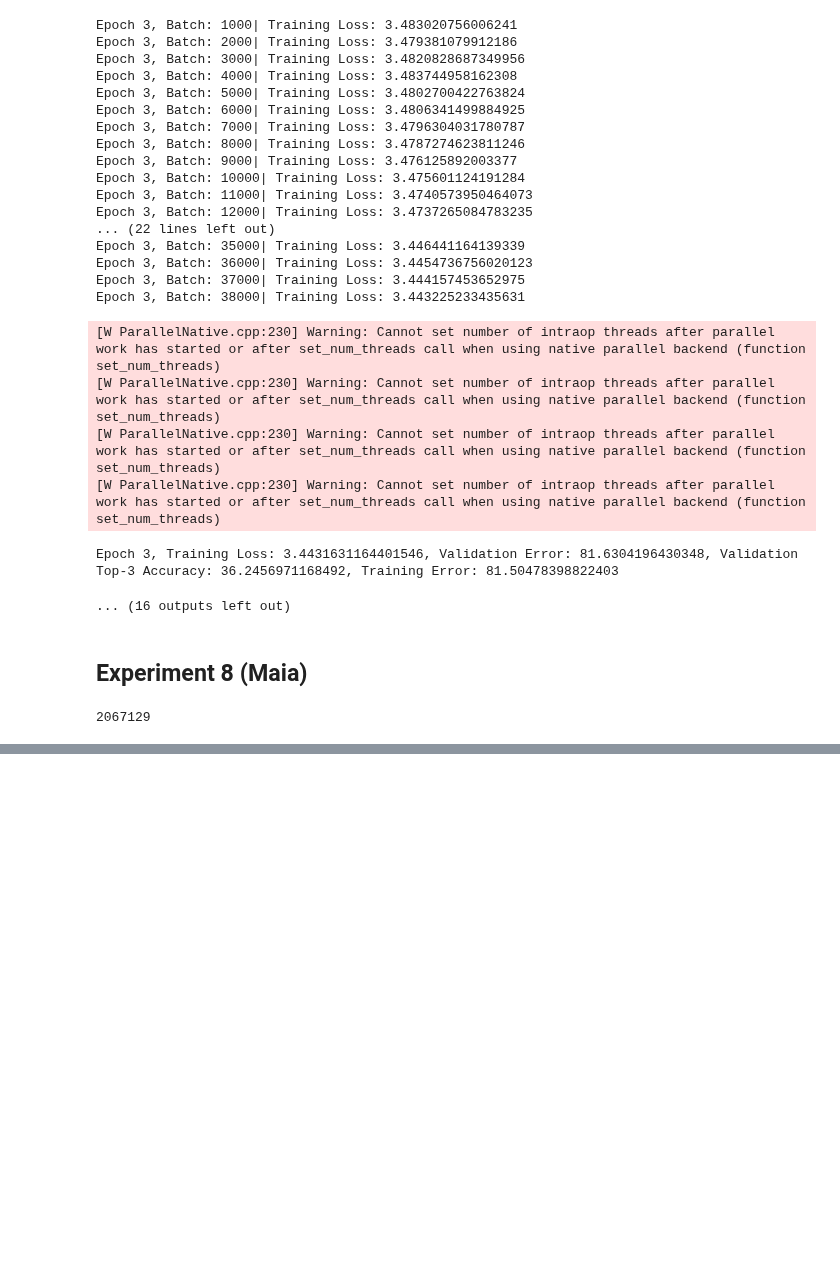
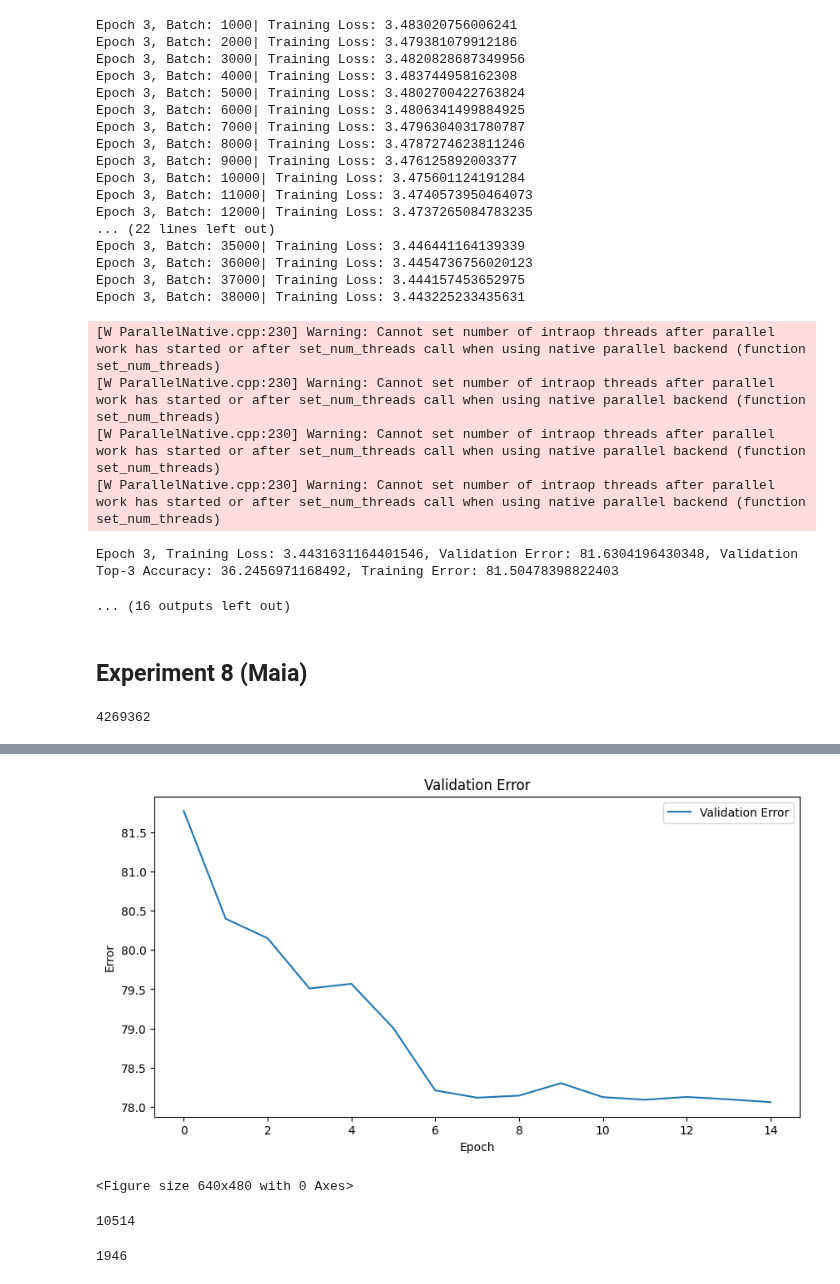
Before and after one commit to tonyjongyoonan/enpoisson, a Jupyter notebook: research/notebooks/explore_cnn.ipynb, the cells around one changed output, grey strips where cells are left out. Drawn from its saved outputs; the diff is of its cells as text; code cells hidden in the pictures; blank space fills up the shorter version.

```diff
--- a/research/notebooks/explore_cnn.ipynb
+++ b/research/notebooks/explore_cnn.ipynb
@@ -51,7 +51,7 @@ print(grouped_df)
 with open('./../data/black-data/combined/vocab.pkl', 'rb') as inp:
     vocab = pickle.load(inp)
 # %%
-trainX, fens, trainY, vocab = df_to_data_board_only(grouped_df, sampling_rate=0.1, vocab_old = vocab)
+trainX, fens, trainY, vocab = df_to_data_board_only(grouped_df, sampling_rate=0.0875, vocab_old = vocab)
 # %% [markdown]
 Now that we've finished processing the data, let's now load in the data (assuming we're starting from fresh)
 # %%
@@ -105,8 +105,8 @@ def train_cnn(device, model, train_loader, val_loader, criterion, optimizer, num
     val_loss_values = []
     val_error = []
     val_3_accuracy = []
-    swa_model = AveragedModel(model)
-    swa_start = 1
+    #swa_model = AveragedModel(model)
+    #swa_start = 1
     for epoch in range(num_epochs):
         train_correct = 0
         train_total = 0
@@ -131,9 +131,9 @@ def train_cnn(device, model, train_loader, val_loader, criterion, optimizer, num
             train_correct += (predicted == labels).sum().item()
             if count % 1000 == 0:
                 print(f'Epoch {epoch+1}, Batch: {count}| Training Loss: {training_loss/count}')
-        if epoch >= swa_start:
-            swa_model.update_parameters(model)
-        torch.optim.swa_utils.update_bn(train_loader, swa_model)
+        # if epoch >= swa_start:
+        #     swa_model.update_parameters(model)
+        # torch.optim.swa_utils.update_bn(train_loader, swa_model)
         # Validation
         model.eval()
         val_correct = 0
@@ -169,7 +169,7 @@ def train_cnn(device, model, train_loader, val_loader, criterion, optimizer, num
         if epoch >0 and epoch%5 == 0:
             for op_params in optimizer.param_groups:
                 op_params['lr'] = op_params['lr'] * learn_decay
-    return train_error,train_loss_values, val_error, val_loss_values, swa_model
+    return train_error,train_loss_values, val_error, val_loss_values, None
 # %% [markdown]
 Now let's train
 # %%
@@ -1014,7 +1014,7 @@ train_loader = DataLoader(train_dataset, batch_size=batch_size, shuffle=True, nu
 val_loader = DataLoader(val_dataset, batch_size=batch_size, shuffle=True, num_workers=2,pin_memory=True)
 
 # Initialize model, loss function, and optimizer
-NUM_EPOCHS = 7
+NUM_EPOCHS = 15
 d_out = len(vocab.id_to_move.keys())
 # d_out = 1968
 model = SENetPureTwo(d_out)
@@ -1029,4 +1029,18 @@ def count_parameters(model):
     return sum(p.numel() for p in model.parameters() if p.requires_grad)
 print(count_parameters(model))
 # %% [output]
-2067129
+4269362
+# %%
+# Train the model
+train_error,train_loss_values, val_error, val_loss_value,swa_model = train_cnn(device, model, train_loader, val_loader, criterion, optimizer, NUM_EPOCHS, learn_decay)
+
+# Plot the training error
+plt.figure(figsize=(10, 5))
+plt.plot(val_error, label='Validation Error')
+plt.xlabel('Epoch')
+plt.ylabel('Error')
+plt.title('Validation Error')
+plt.legend()
+plt.show()
+plt.savefig('cnn-4-24.png')  # This will save the plot as an image
+# %% [output]
@@ -1032,0 +1064,6 @@ print(count_parameters(model))
+[figure, added]
+<Figure size 640x480 with 0 Axes>
+# %%
+len(vocab.id_to_move.keys())
+# %% [output]
+10514
@@ -1032,0 +1126,4 @@ print(count_parameters(model))
+# %%
+len(vocab.id_to_move.keys())
+# %% [output]
+1946
```
Also changed, not shown: parts of 13 cells of this notebook, 5 other files.
